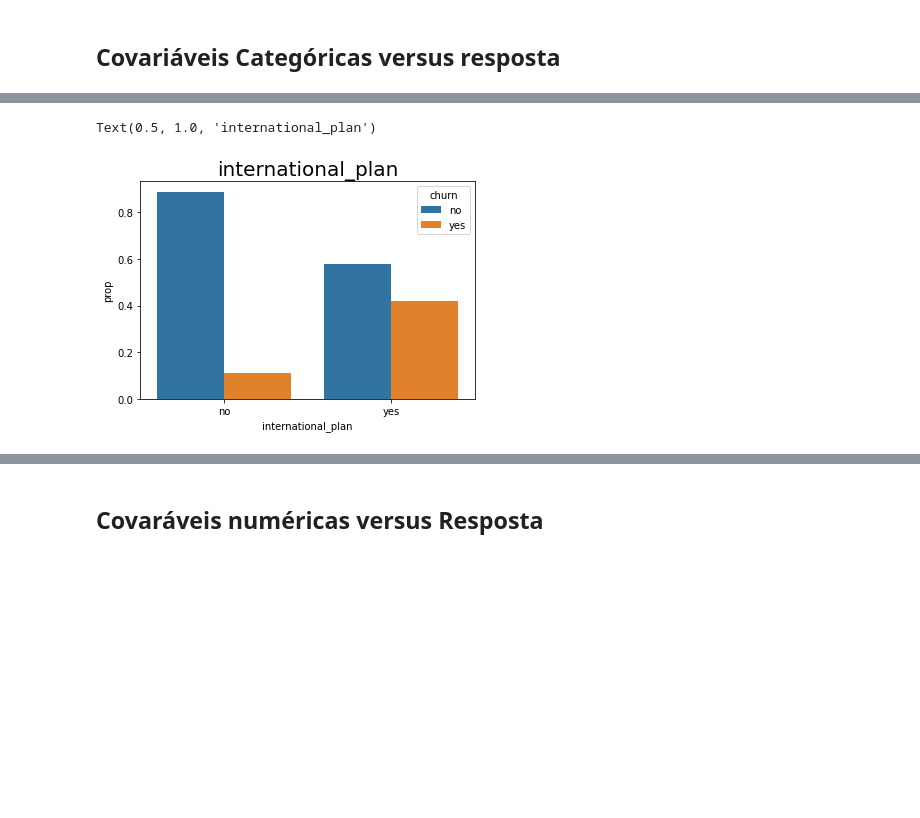
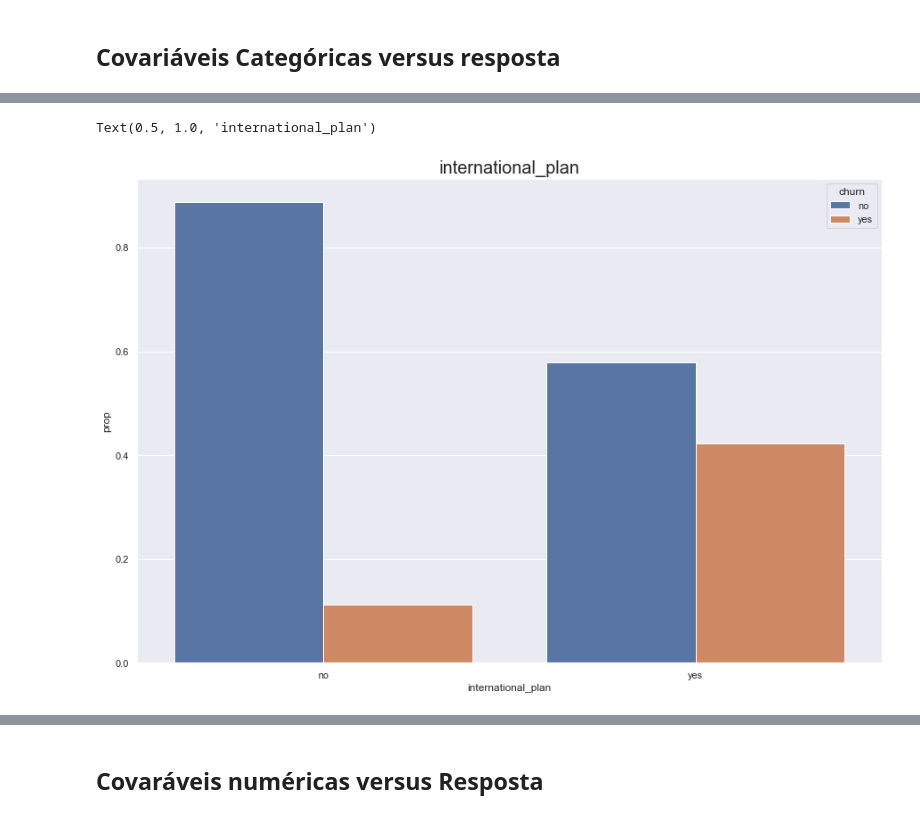
Before and after one commit to dimassores/ml-basics, a Jupyter notebook: naive-bayes-exploration/naive_bayes _churn_modeling.ipynb, the cells around one changed output, grey strips where cells are left out. Saved outputs shown, nothing was run; the diff lists cells and outputs as text; code cells hidden in the pictures; blank space fills up the shorter version.

```diff
--- a/naive-bayes-exploration/Churn Modeling - Naive Bayes.ipynb
+++ b/naive-bayes-exploration/naive_bayes _churn_modeling.ipynb
@@ -143,6 +150,7 @@ def generate_grouped_dataset_to_prop_plot(df, x_column, split_column, aux_column
 # %%
 prop_data = generate_grouped_dataset_to_prop_plot(train_data, 'state', 'churn')
 # %%
+sns.set(rc={'figure.figsize':(15,10)})
 sns.barplot(x='state',y='prop',data=prop_data, hue='churn')
 plt.title('state', fontsize=20)
 # %% [output]
@@ -151,4 +159,5 @@ Text(0.5, 1.0, 'state')
 # %%
+sns.set(rc={'figure.figsize':(15,10)})
 prop_data = generate_grouped_dataset_to_prop_plot(train_data, 'area_code', 'churn')
 sns.barplot(x='area_code',y='prop',data=prop_data, hue='churn')
 plt.title('area_code', fontsize=20)
@@ -158,8 +167,9 @@ Text(0.5, 1.0, 'area_code')
 # %%
+sns.set(rc={'figure.figsize':(15,10)})
 prop_data = generate_grouped_dataset_to_prop_plot(train_data, 'international_plan', 'churn')
 sns.barplot(x='international_plan',y='prop',data=prop_data, hue='churn')
 plt.title('international_plan', fontsize=20)
 # %% [output]
 Text(0.5, 1.0, 'international_plan')
-[figure, old version]
+[figure, new version]
 # %%
```
Also changed, not shown: parts of 9 cells of this notebook, 1 other file.
